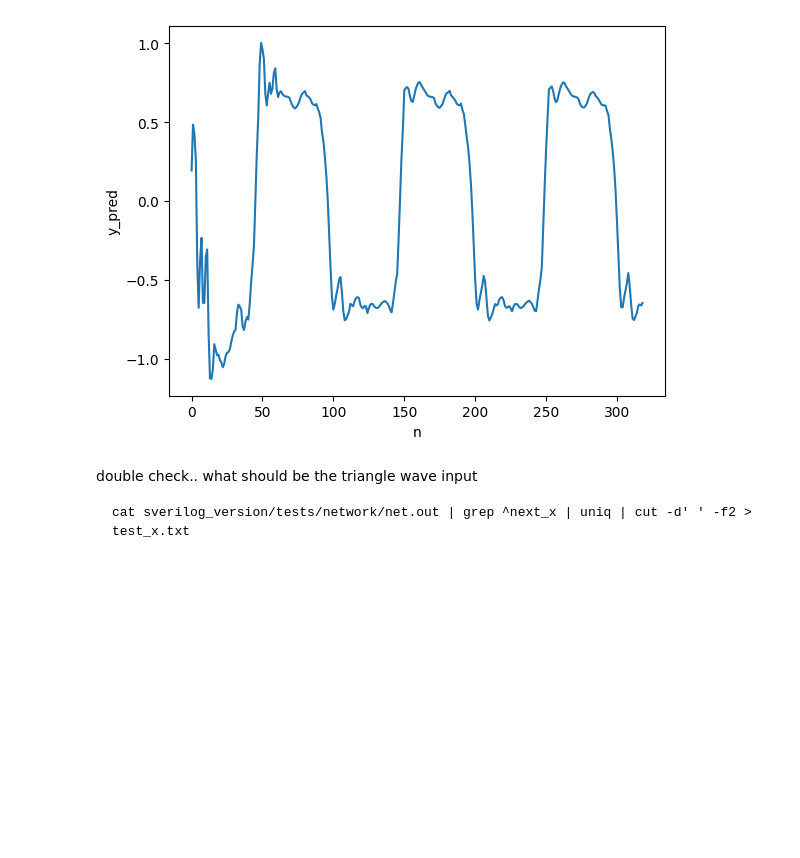
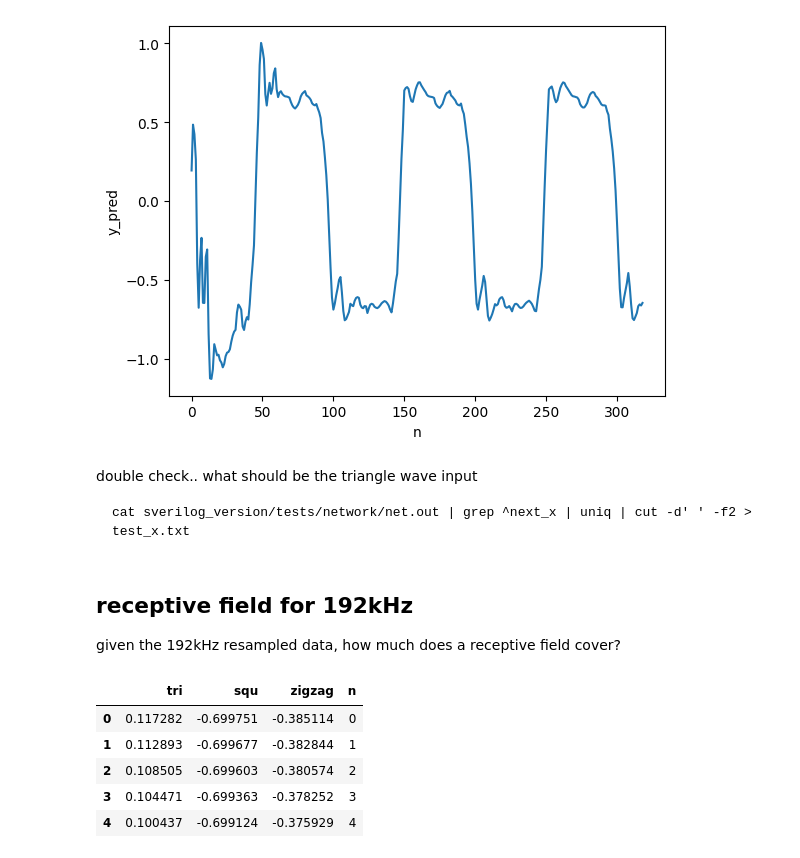
Before and after one commit to matpalm/cached_dilated_causal_convolutions, a Jupyter notebook: compare qkeras to fxpmath model.ipynb, the cells around one changed output. Cells and saved outputs as stored; diff of their text form; code cells hidden in the pictures; blank space fills up the shorter version.

```diff
--- a/compare qkeras to fxpmath model.ipynb
+++ b/compare qkeras to fxpmath model.ipynb
@@ -257,3 +260,23 @@ df['test_x'] = test_x_sverilog
 df['n'] = range(len(test_x_sverilog))
 
 sns.lineplot(df, x='n', y='test_x')
+# %% [markdown]
+## receptive field for 192kHz
+
+given the 192kHz resampled data, how much does a receptive field cover?
+# %%
+#fname = '/data2/cached_dilated_causal_convolutions/2d_embed/96kHz/tri_squ_zigzag.ssv'
+#fname = '/data2/cached_dilated_causal_convolutions/2d_embed/192kHz_resampled/tri_squ_zigzag.ssv'
+fname = '/data2/cached_dilated_causal_convolutions/2d_embed/192kHz_resampled/tri_squ_zigzag.ssv'
+
+df = pd.read_csv(fname, sep=' ', names=['tri', 'squ', 'zigzag'])
+df['n'] = range(len(df))
+
+df.head()
+# %% [output]
+|  | tri | squ | zigzag | n |
+| 0 | 0.117282 | -0.699751 | -0.385114 | 0 |
+| 1 | 0.112893 | -0.699677 | -0.382844 | 1 |
+| 2 | 0.108505 | -0.699603 | -0.380574 | 2 |
+| 3 | 0.104471 | -0.699363 | -0.378252 | 3 |
+| 4 | 0.100437 | -0.699124 | -0.375929 | 4 |
```
Also changed, not shown: parts of 2 cells of this notebook, 5 other files.
